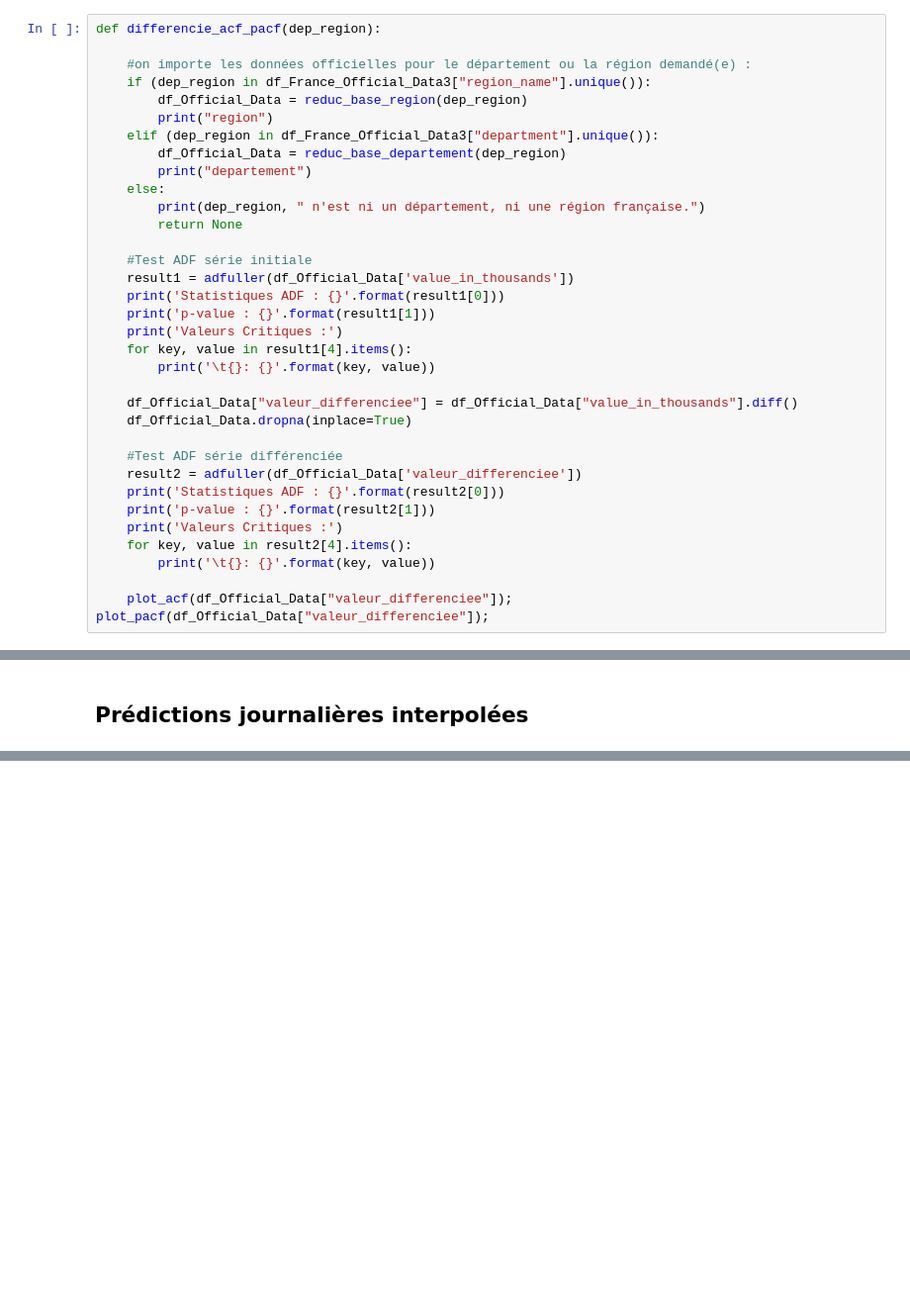
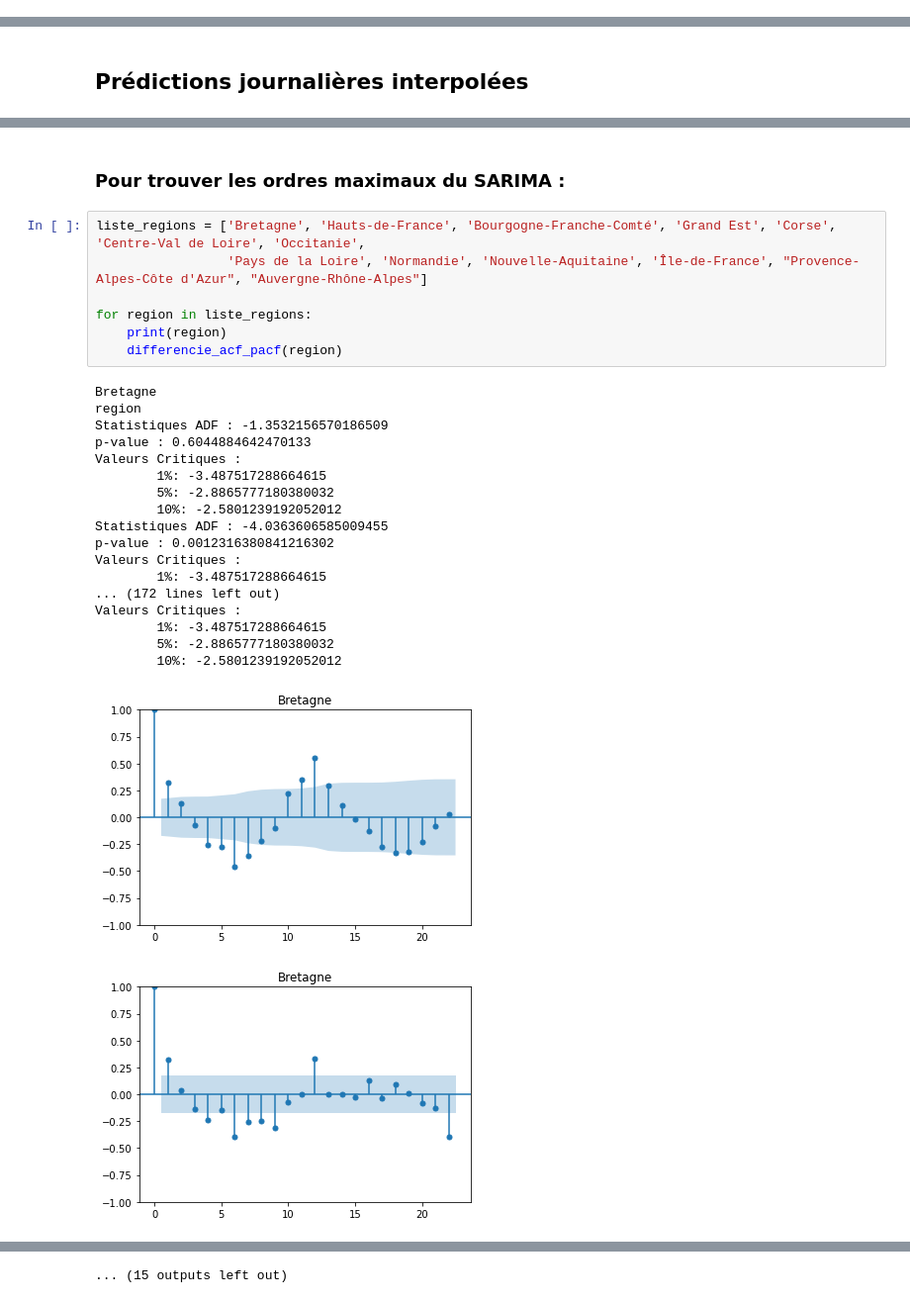
Before and after one commit to julienowack/stat_app, a Jupyter notebook: Indicateur_off_data_automatise.ipynb, the cells around one changed output, grey strips where cells are left out. Shown at 99% size. Cells and saved outputs as stored; diff of their text form; blank space fills up the shorter version.

Commit message:
base finale

```diff
--- a/Indicateur_off_data_automatise.ipynb
+++ b/Indicateur_off_data_automatise.ipynb
@@ -95,37 +104,3 @@ reduc_base_departement("Paris")
 130 rows × 1 columns
 # %%
 #reduc_base_region("Pays de la Loire")
-# %%
-def differencie_acf_pacf(dep_region):
-
-    #on importe les données officielles pour le département ou la région demandé(e) :
-    if (dep_region in df_France_Official_Data3["region_name"].unique()):
-        df_Official_Data = reduc_base_region(dep_region)
-        print("region")
-    elif (dep_region in df_France_Official_Data3["department"].unique()):
-        df_Official_Data = reduc_base_departement(dep_region)
-        print("departement")
-    else:
-        print(dep_region, " n'est ni un département, ni une région française.")
-        return None
-
-    #Test ADF série initiale
-    result1 = adfuller(df_Official_Data['value_in_thousands'])
-    print('Statistiques ADF : {}'.format(result1[0]))
-    print('p-value : {}'.format(result1[1]))
-    print('Valeurs Critiques :')
-    for key, value in result1[4].items():
-        print('\t{}: {}'.format(key, value))
-
-    df_Official_Data["valeur_differenciee"] = df_Official_Data["value_in_thousands"].diff()
-    df_Official_Data.dropna(inplace=True)
-
-    #Test ADF série différenciée
-    result2 = adfuller(df_Official_Data['valeur_differenciee'])
-    print('Statistiques ADF : {}'.format(result2[0]))
-    print('p-value : {}'.format(result2[1]))
-    print('Valeurs Critiques :')
-    for key, value in result2[4].items():
-        print('\t{}: {}'.format(key, value))
-
-    plot_acf(df_Official_Data["valeur_differenciee"]); plot_pacf(df_Official_Data["valeur_differenciee"]);
@@ -329,0 +299,29 @@ region
+# %% [markdown]
+### Pour trouver les ordres maximaux du SARIMA :
+# %%
+liste_regions = ['Bretagne', 'Hauts-de-France', 'Bourgogne-Franche-Comté', 'Grand Est', 'Corse', 'Centre-Val de Loire', 'Occitanie',
+                 'Pays de la Loire', 'Normandie', 'Nouvelle-Aquitaine', 'Île-de-France', "Provence-Alpes-Côte d'Azur", "Auvergne-Rhône-Alpes"]
+
+for region in liste_regions:
+    print(region)
+    differencie_acf_pacf(region)
+# %% [output]
+Bretagne
+region
+Statistiques ADF : -1.3532156570186509
+p-value : 0.6044884642470133
+Valeurs Critiques :
+        1%: -3.487517288664615
+        5%: -2.8865777180380032
+        10%: -2.5801239192052012
+Statistiques ADF : -4.0363606585009455
+p-value : 0.0012316380841216302
+Valeurs Critiques :
+        1%: -3.487517288664615
+... (172 lines left out)
+Valeurs Critiques :
+        1%: -3.487517288664615
+        5%: -2.8865777180380032
+        10%: -2.5801239192052012
+[figure, added]
+[figure, added]
@@ -329,0 +337 @@ region
+... (15 outputs left out)
```
Also changed, not shown: parts of 18 cells of this notebook.
